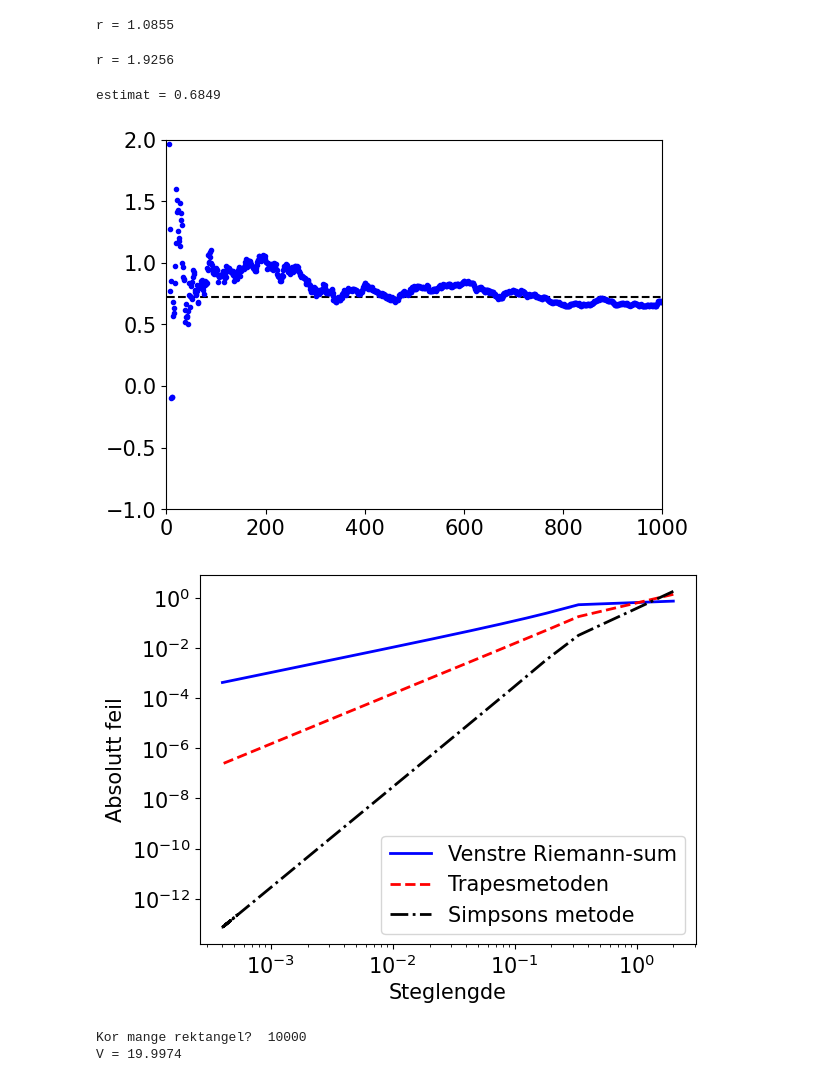
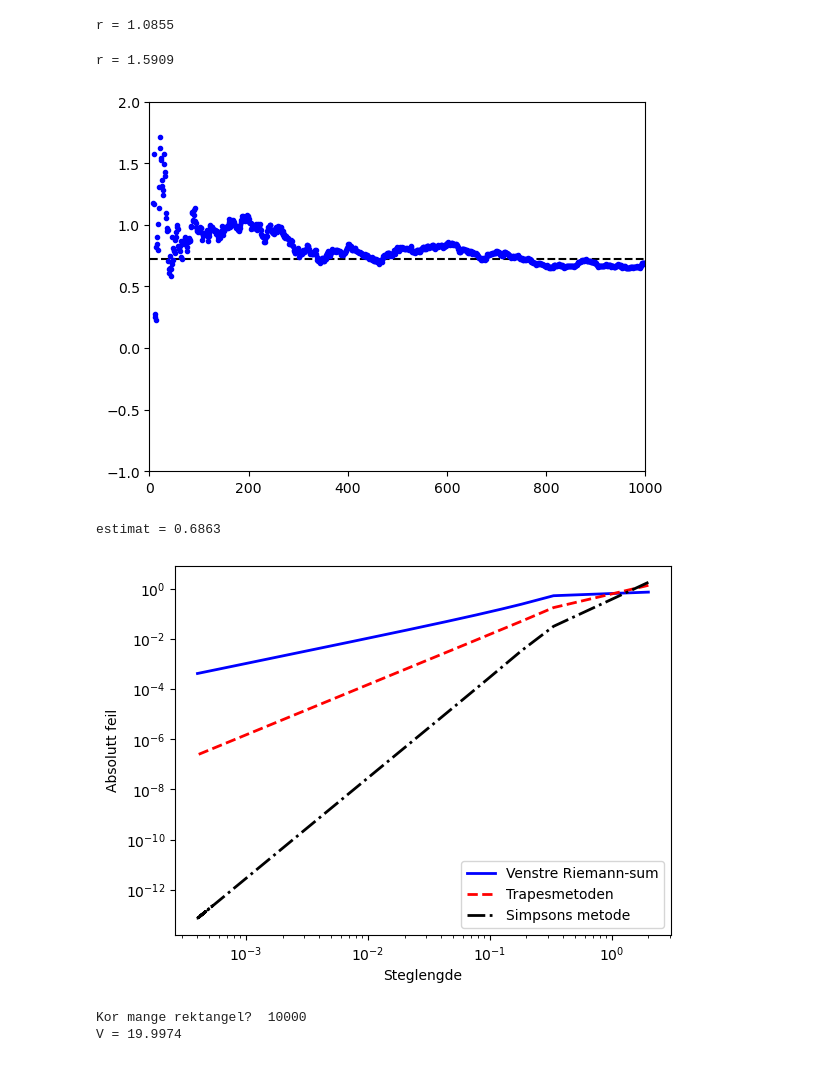
Before and after one commit to nummet/nummet, a Jupyter notebook: Kap_09_Numerisk_integrasjon/Numerisk_integrasjon_Python.ipynb, the cells around one changed output. Cells and saved outputs as stored; diff of their text form; code cells hidden in the pictures.

```diff
--- a/Kap_09_Numerisk_integrasjon/Numerisk_integrasjon_Python.ipynb
+++ b/Kap_09_Numerisk_integrasjon/Numerisk_integrasjon_Python.ipynb
@@ -22,14 +22,14 @@ r = 1.0855
 # %%
 a = -1
 b = 3
-r = a+(b-a)*random.random()
+r = a+(b-a)*np.random.rand()
 print(f'r = {r:.4f}')
 # %% [output]
-r = 1.9256
+r = 1.5909
 # %%
 # MonteCarloPlott.m
 
-"""Skript som estimerer eit integral ved Monte Carlo-metoden.
+"""Skriptet estimerer eit integral ved Monte Carlo-metoden
 
 Sjølve integralet, og den analytiske løysninga
 av det, er spesifisert i starten av skriptet - i tillegg
@@ -53,6 +53,9 @@ n_max = 1000
 # Initierer summen
 MC_sum = 0
 
+# Lagar ein tilfeldig tal "generator"
+tilfeldig = np.random.default_rng(seed=1000)
+
 # Lagar klart plott for estimata - saman med eksakt svar
 plt.plot(range(1, n_max+1), fasit*np.ones(n_max), 'k--')
 
@@ -65,12 +68,13 @@ for n in range(1, n_max+1):
 
 plt.xlim(0, n_max)
 plt.ylim(-1, 2)
+plt.show()
 
 # Skriv svaret til skjerm
 print(f'estimat = {estimat:.4f}')
 # %% [output]
+[figure, new version]
-estimat = 0.6849
+estimat = 0.6863
-[figure, old version]
 # %%
 # RiemannFunkV.m (fra Canvas)
 
@@ -164,39 +168,37 @@ a = -1
 b = 3
 fasit = (np.cos(1)-np.cos(9))/2
 
 # Lagar vektor med n-verdiar
 n_start = 2
 n_steg = 10
 n_slutt = 10000
 n_vektor = np.arange(n_start, n_slutt+1, n_steg)
 h_vektor = (b-a)/n_vektor
 
-# Utan dtype=float vil vi har få vektorar av heiltal,
-# sidan n_vektor består av heiltal
-V_vektor = np.zeros_like(n_vektor, dtype=float)
-T_vektor = np.zeros_like(n_vektor, dtype=float)
-S_vektor = np.zeros_like(n_vektor, dtype=float)
+V_vektor = np.zeros_like(h_vektor)
+T_vektor = np.zeros_like(h_vektor)
+S_vektor = np.zeros_like(h_vektor)
 
 # Lagar vektorar med estimat
 indeks = 0
 for n in n_vektor:
     V_vektor[indeks] = riemann_funk_V(funk, a, b, n)
     T_vektor[indeks] = trapes_funk(funk, a, b, n)
     S_vektor[indeks] = simpsons_funk(funk, a, b, n)
     indeks = indeks+1
 
 # Plottar feilen
 plt.loglog(h_vektor, abs(V_vektor-fasit), 'b-', linewidth=2, label="Venstre Riemann-sum")
 plt.loglog(h_vektor, abs(T_vektor-fasit), 'r--', linewidth=2, label="Trapesmetoden")
 plt.loglog(h_vektor, abs(S_vektor-fasit), 'k-.', linewidth=2, label="Simpsons metode")
 
 plt.xlabel('Steglengde')
 plt.ylabel('Absolutt feil')
 
 plt.legend(loc="lower right")
 plt.show()
 # %% [output]
-[figure, old version]
+[figure, new version]
 # %%
 # RektangelSum.m
 
```
Also changed, not shown: parts of 8 cells of this notebook, 1 other file.
